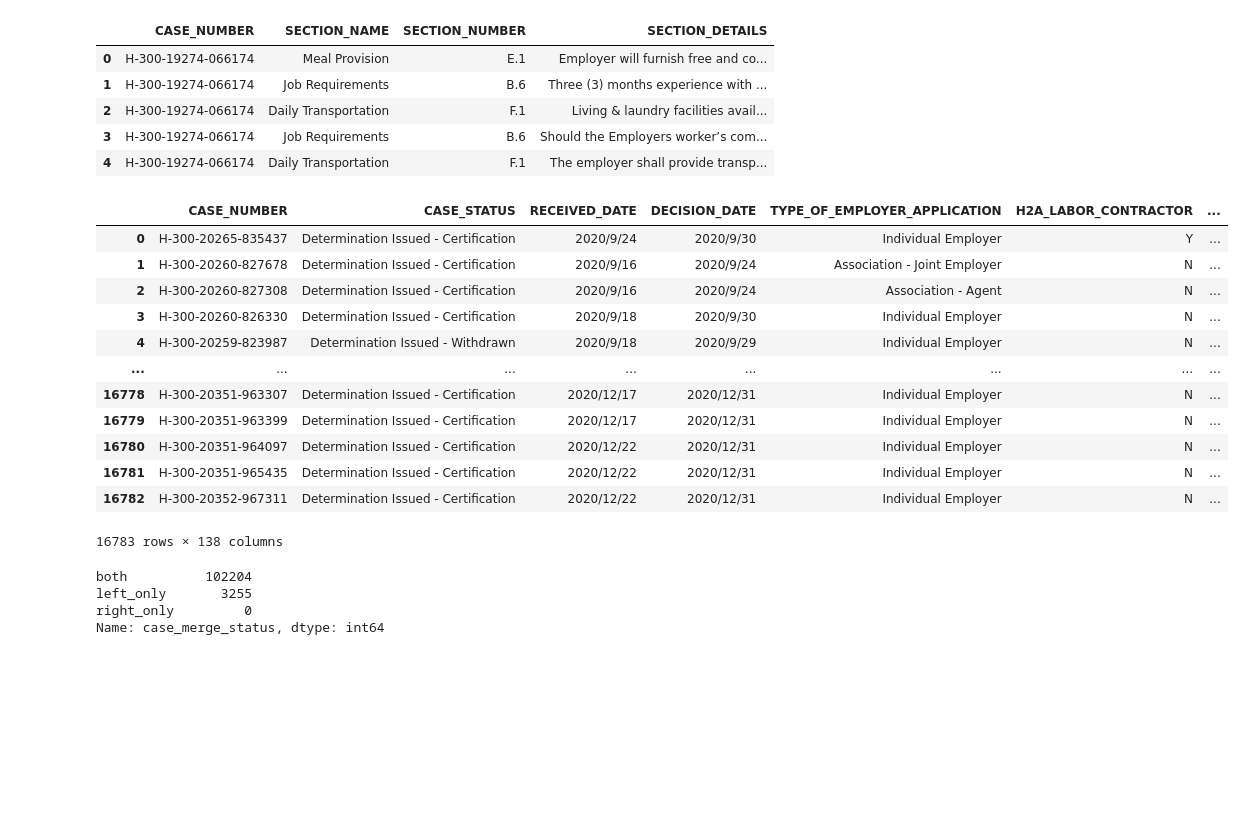
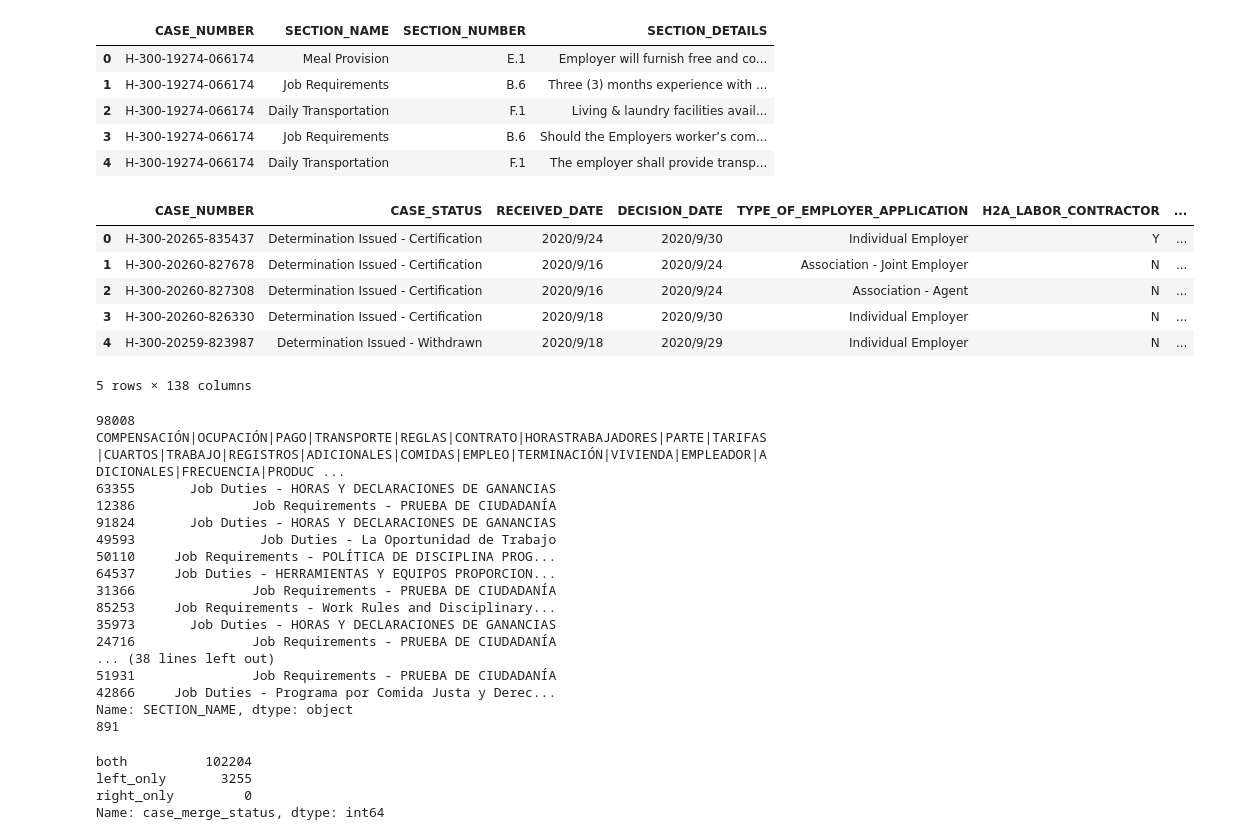
Before and after one commit to euniceyliu/TextAnalysis, a Jupyter notebook: qss20_finalproj_text_as_data_code.ipynb, the cells around one changed output. Drawn from its saved outputs; the diff is of its cells as text; code cells hidden in the pictures; blank space fills up the shorter version.

```diff
--- a/qss20_finalproj_text_as_data_code.ipynb
+++ b/qss20_finalproj_text_as_data_code.ipynb
@@ -26,29 +22,58 @@ addendum = pd.read_csv("FOIA_2021-F-05932_raw_data_combined.csv")
 disclosure = pd.read_csv ("H-2A_Disclosure_Data_FY_combined.csv")
 # %%
 addendum.head()
-disclosure
+disclosure.head()
 # %% [output]
 |  | CASE_NUMBER | SECTION_NAME | SECTION_NUMBER | SECTION_DETAILS |
 | 0 | H-300-19274-066174 | Meal Provision | E.1 | Employer will furnish free and co... |
 | 1 | H-300-19274-066174 | Job Requirements | B.6 | Three (3) months experience with ... |
 | 2 | H-300-19274-066174 | Daily Transportation | F.1 | Living & laundry facilities avail... |
 | 3 | H-300-19274-066174 | Job Requirements | B.6 | Should the Employers worker’s com... |
 | 4 | H-300-19274-066174 | Daily Transportation | F.1 | The employer shall provide transp... |
 |  | CASE_NUMBER | CASE_STATUS | RECEIVED_DATE | DECISION_DATE | TYPE_OF_EMPLOYER_APPLICATION | H2A_LABOR_CONTRACTOR | ... |
 | 0 | H-300-20265-835437 | Determination Issued - Certification | 2020/9/24 | 2020/9/30 | Individual Employer | Y | ... |
 | 1 | H-300-20260-827678 | Determination Issued - Certification | 2020/9/16 | 2020/9/24 | Association - Joint Employer | N | ... |
 | 2 | H-300-20260-827308 | Determination Issued - Certification | 2020/9/16 | 2020/9/24 | Association - Agent | N | ... |
 | 3 | H-300-20260-826330 | Determination Issued - Certification | 2020/9/18 | 2020/9/30 | Individual Employer | N | ... |
 | 4 | H-300-20259-823987 | Determination Issued - Withdrawn | 2020/9/18 | 2020/9/29 | Individual Employer | N | ... |
-| ... | ... | ... | ... | ... | ... | ... | ... |
-| 16778 | H-300-20351-963307 | Determination Issued - Certification | 2020/12/17 | 2020/12/31 | Individual Employer | N | ... |
-| 16779 | H-300-20351-963399 | Determination Issued - Certification | 2020/12/17 | 2020/12/31 | Individual Employer | N | ... |
-| 16780 | H-300-20351-964097 | Determination Issued - Certification | 2020/12/22 | 2020/12/31 | Individual Employer | N | ... |
-| 16781 | H-300-20351-965435 | Determination Issued - Certification | 2020/12/22 | 2020/12/31 | Individual Employer | N | ... |
-| 16782 | H-300-20352-967311 | Determination Issued - Certification | 2020/12/22 | 2020/12/31 | Individual Employer | N | ... |
-16783 rows × 138 columns
+5 rows × 138 columns
 # %%
 #Data Cleaning
+print(len(addendum.index))
+
+spanish_words = ['COMPENSACIÓN', 'OCUPACIÓN', 'PAGO', 'TRANSPORTE', 'REGLAS', 'CONTRATO', 'HORAS'
+                'TRABAJADORES', 'PARTE', 'TARIFAS', 'CUARTOS', 'TRABAJO', 'REGISTROS', 'ADICIONALES',
+                'COMIDAS', 'EMPLEO', 'TERMINACIÓN', 'VIVIENDA', 'EMPLEADOR', 'ADICIONALES', 'FRECUENCIA',
+                'PRODUCCIÓN', 'LIQUIDACIÓN', 'Comida', 'HERRAMIENTAS', 'PRUEBA', 'DIARIA', 'TARIFAS',
+                'PARADO', 'ADICIONALES', 'COBERTURA', 'PROPORCIONADOS', 'PARTE', 'ABANDONO', 'DEDUCCIONES',
+                'CAUSA', 'GARANTÍAS', 'DIVULGACIÓN', 'COMIDAS', 'POLÍTICA', 'DISCIPLINA', 'DESPIDOS', 'Derechos',
+                'IMPOSIBILIDAD', 'DETALLES', 'DIVULGACIÓN', 'BLOQUEO', 'ABANDONO', 'GANANCIAS', 'COBERTURA', 'PEDIDOS',
+                'PAGO', 'Oportunidad', 'Trabajo']
+
+spanish_to_remove = "|".join(spanish_words)
+print(spanish_to_remove)
+temp = addendum[addendum.SECTION_NAME.str.contains(fr'{spanish_to_remove}', na = False, regex=True, case=False)]
+print(temp.SECTION_NAME.sample(50))
+
+print(len(temp.index))
+# %% [output]
+98008
+COMPENSACIÓN|OCUPACIÓN|PAGO|TRANSPORTE|REGLAS|CONTRATO|HORASTRABAJADORES|PARTE|TARIFAS|CUARTOS|TRABAJO|REGISTROS|ADICIONALES|COMIDAS|EMPLEO|TERMINACIÓN|VIVIENDA|EMPLEADOR|ADICIONALES|FRECUENCIA|PRODUC ...
+63355       Job Duties - HORAS Y DECLARACIONES DE GANANCIAS
+12386               Job Requirements - PRUEBA DE CIUDADANÍA
+91824       Job Duties - HORAS Y DECLARACIONES DE GANANCIAS
+49593                Job Duties - La Oportunidad de Trabajo
+50110     Job Requirements - POLÍTICA DE DISCIPLINA PROG...
+64537     Job Duties - HERRAMIENTAS Y EQUIPOS PROPORCION...
+31366               Job Requirements - PRUEBA DE CIUDADANÍA
+85253     Job Requirements - Work Rules and Disciplinary...
+35973       Job Duties - HORAS Y DECLARACIONES DE GANANCIAS
+24716               Job Requirements - PRUEBA DE CIUDADANÍA
+... (38 lines left out)
+51931               Job Requirements - PRUEBA DE CIUDADANÍA
+42866     Job Duties - Programa por Comida Justa y Derec...
+Name: SECTION_NAME, dtype: object
+891
 # %%
 #Data Aggregation
 # %%
```
Also changed, not shown: parts of 1 cell of this notebook.
